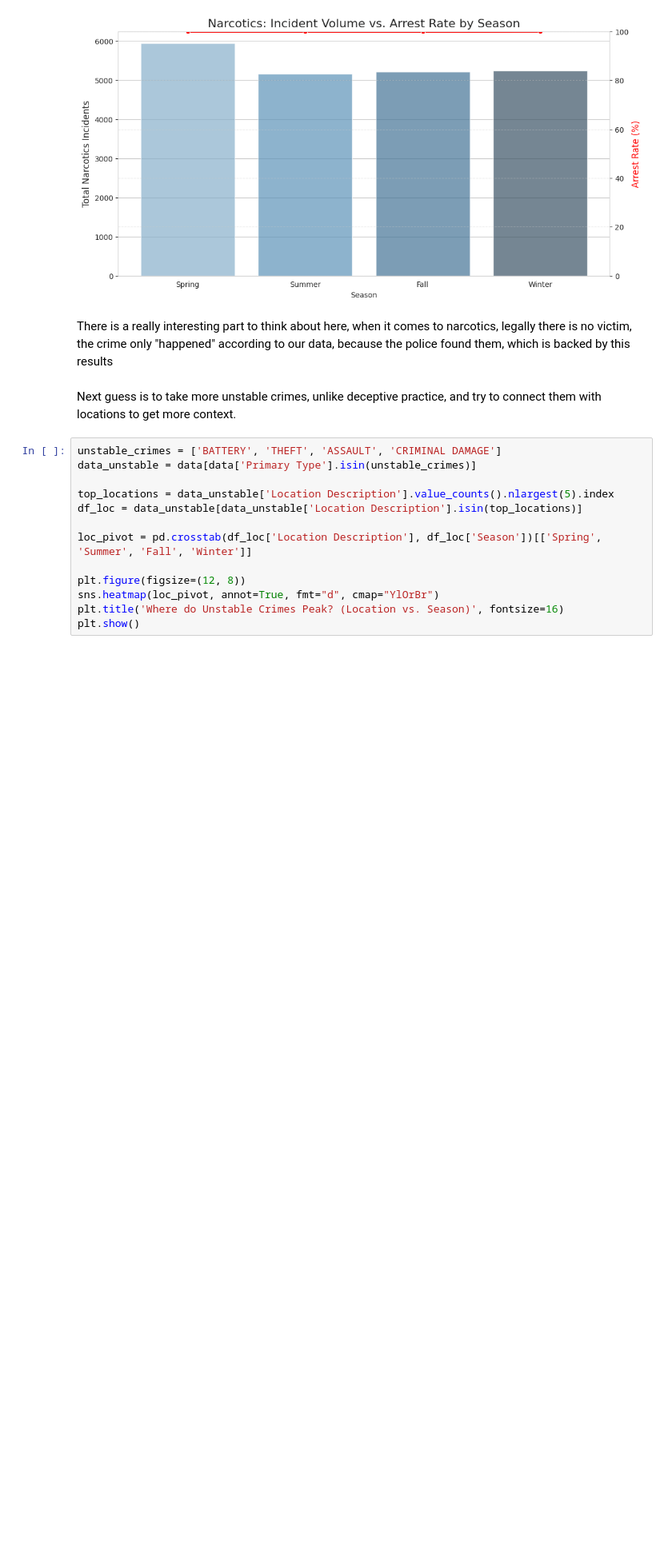
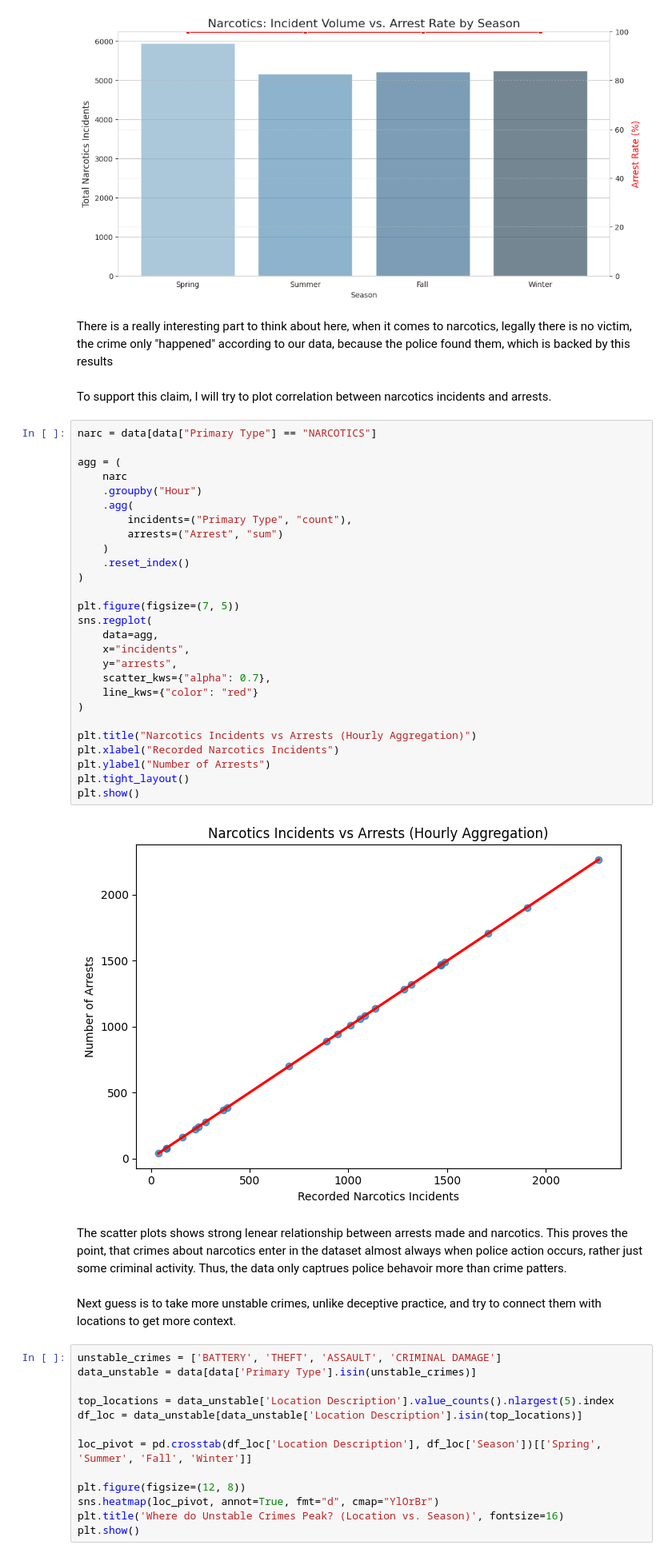
Before and after one commit to Andria-colab/DataGuard, a Jupyter notebook: notebooks/03_eda_visualization1.ipynb, the cells around one changed output. Shown at 80% size. Saved outputs shown, nothing was run; the diff lists cells and outputs as text; blank space fills up the shorter version.

```diff
--- a/notebooks/03_eda_visualization1.ipynb
+++ b/notebooks/03_eda_visualization1.ipynb
@@ -161,6 +162,39 @@ plt.show()
 [figure]
 # %% [markdown]
 There is a really interesting part to think about here, when it comes to narcotics, legally there is no victim, the crime only "happened" according to our data, because the police found them, which is backed by this results
+# %% [markdown]
+To support this claim, I will try to plot correlation between narcotics incidents and arrests.
+# %%
+narc = data[data["Primary Type"] == "NARCOTICS"]
+
+agg = (
+    narc
+    .groupby("Hour")
+    .agg(
+        incidents=("Primary Type", "count"),
+        arrests=("Arrest", "sum")
+    )
+    .reset_index()
+)
+
+plt.figure(figsize=(7, 5))
+sns.regplot(
+    data=agg,
+    x="incidents",
+    y="arrests",
+    scatter_kws={"alpha": 0.7},
+    line_kws={"color": "red"}
+)
+
+plt.title("Narcotics Incidents vs Arrests (Hourly Aggregation)")
+plt.xlabel("Recorded Narcotics Incidents")
+plt.ylabel("Number of Arrests")
+plt.tight_layout()
+plt.show()
+# %% [output]
+[figure, added]
+# %% [markdown]
+The scatter plots shows strong lenear relationship between arrests made and narcotics. This proves the point, that crimes about narcotics enter in the dataset almost always when police action occurs, rather just some criminal activity. Thus, the data only captrues police behavoir more than crime patters.
 # %% [markdown]
 Next guess is to take more unstable crimes, unlike deceptive practice, and try to connect them with locations to get more context.
 # %%
```
Also changed, not shown: parts of 11 cells of this notebook.
